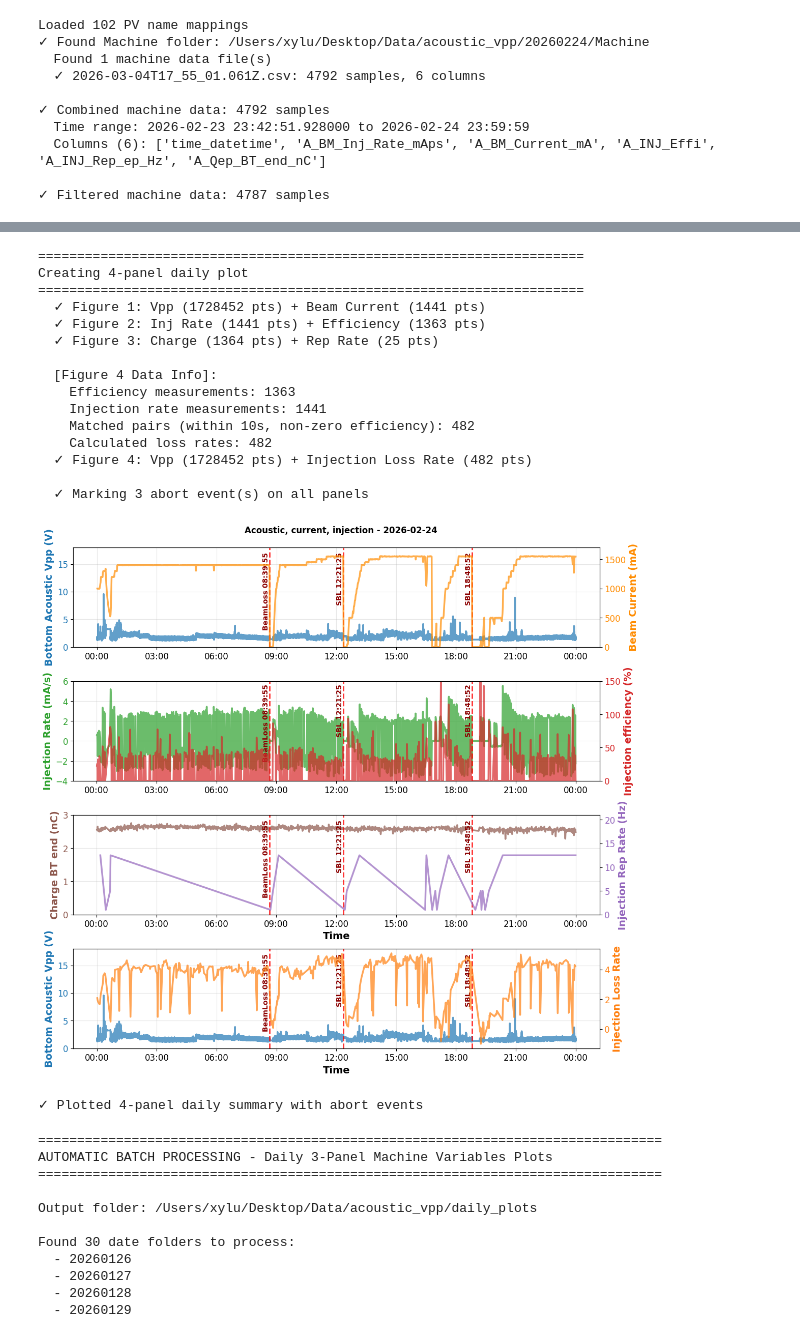
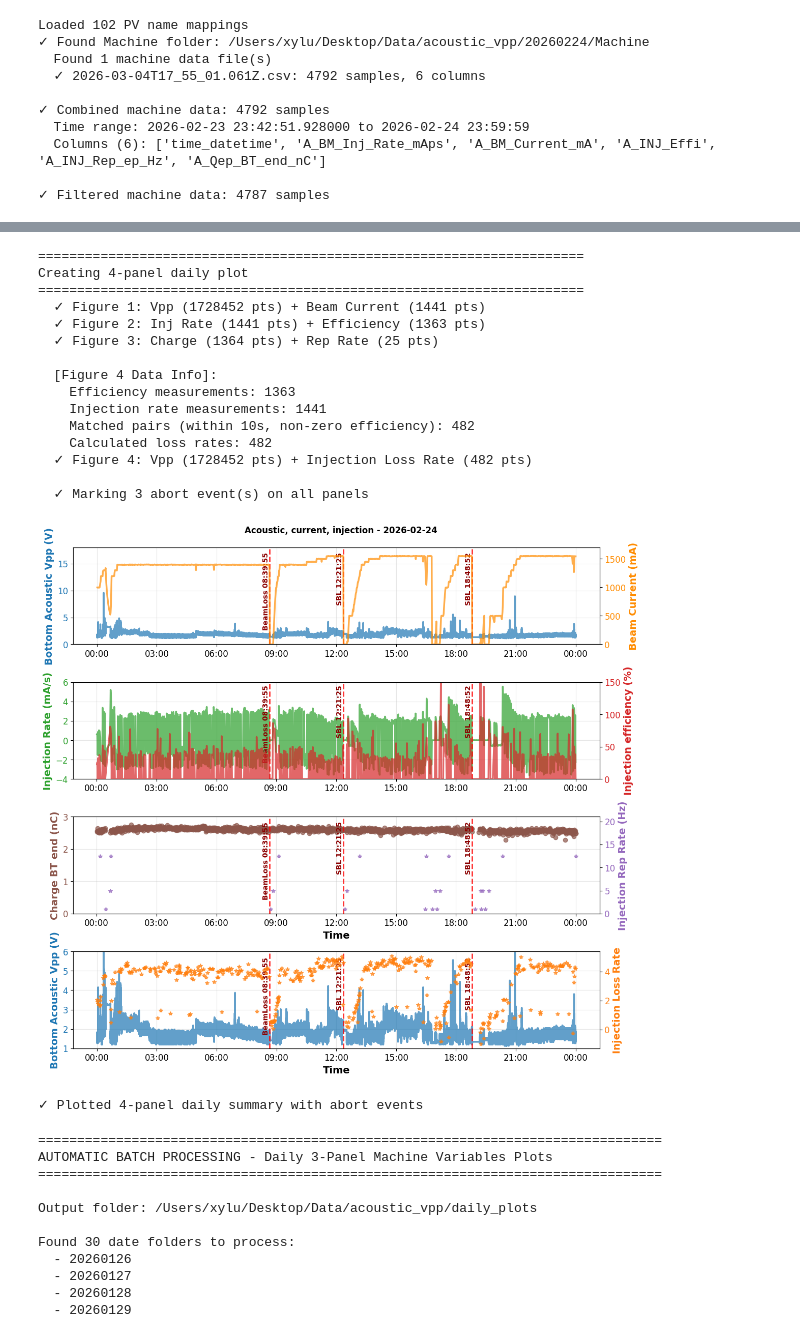
Before and after one commit to xylulu/SBL_code, a Jupyter notebook: Acoustic_csv_plotting_V3_try.ipynb, the cells around one changed output, grey strips where cells are left out. Drawn from its saved outputs; the diff is of its cells as text; code cells hidden in the pictures.

```diff
--- a/Acoustic_csv_plotting_V3_try.ipynb
+++ b/Acoustic_csv_plotting_V3_try.ipynb
@@ -491,7 +491,7 @@ if filtered_df is not None and len(filtered_df) > 0 and machine_df_filtered is n
         color_charge = 'tab:brown'
         ax3.set_ylabel('Charge BT end (nC)', color=color_charge, fontsize=14, fontweight='bold')
         ax3.plot(valid_times_charge, valid_charge,
-                linewidth=2.5, color=color_charge, alpha=0.7, label=f'Charge ({len(valid_charge)} pts)')
+                linewidth=0, marker = "o", color=color_charge, alpha=0.7, label=f'Charge ({len(valid_charge)} pts)')
         ax3.tick_params(axis='y', labelcolor=color_charge, labelsize=12)
         ax3.set_ylim(0, 3)
         ax3.grid(True, alpha=0.3)
@@ -501,7 +501,7 @@ if filtered_df is not None and len(filtered_df) > 0 and machine_df_filtered is n
         color_rep = 'tab:purple'
         ax3_right.set_ylabel('Injection Rep Rate (Hz)', color=color_rep, fontsize=14, fontweight='bold')
         ax3_right.plot(valid_times_rep, valid_rep,
-                      linewidth=2.5, color=color_rep, alpha=0.7, label=f'Rep Rate ({len(valid_rep)} pts)')
+                      linewidth=0, marker = '*', color=color_rep, alpha=0.7, label=f'Rep Rate ({len(valid_rep)} pts)')
         ax3_right.tick_params(axis='y', labelcolor=color_rep, labelsize=12)
         ax3_right.set_ylim(0, 21)
 
@@ -555,7 +555,7 @@ if filtered_df is not None and len(filtered_df) > 0 and machine_df_filtered is n
         ax4.plot(filtered_df['time_datetime'], filtered_df['vpp_volts'],
                 linewidth=2.5, color=color_vpp4, alpha=0.7, label='CH3 Vpp')
         ax4.tick_params(axis='y', labelcolor=color_vpp4, labelsize=12)
-        ax4.set_ylim(0, 18)
+        ax4.set_ylim(1, 6)
         ax4.grid(True, alpha=0.3)
 
         # Plot Injection Loss Rate on right y-axis
@@ -563,7 +563,7 @@ if filtered_df is not None and len(filtered_df) > 0 and machine_df_filtered is n
         color_loss = 'tab:orange'
         ax4_right.set_ylabel('Injection Loss Rate', color=color_loss, fontsize=14, fontweight='bold')
         ax4_right.plot(valid_times_loss, valid_loss,
-                      linewidth=2.5, color=color_loss, alpha=0.7, label=f'Loss Rate ({len(valid_loss)} pts)')
+                      linewidth=0, marker = "*", color=color_loss, alpha=0.7, label=f'Loss Rate ({len(valid_loss)} pts)')
         ax4_right.tick_params(axis='y', labelcolor=color_loss, labelsize=12)
 
         ax4.set_xlabel('Time', fontsize=14, fontweight='bold')
@@ -597,33 +597,33 @@ if filtered_df is not None and len(filtered_df) > 0 and machine_df_filtered is n
     # Format x-axes
     for ax in [ax1, ax2, ax3, ax4]:
         ax.xaxis.set_major_formatter(mdates.DateFormatter('%H:%M'))
         ax.tick_params(axis='x', labelsize=12)
 
     plt.xticks(rotation=45)
     plt.tight_layout()
     plt.savefig(f"/Users/xylu/Desktop/Data/acoustic_vpp/daily_plots/{date_str}_machine_variables_panels.png",
                dpi=150, bbox_inches='tight')
     plt.show()
 
     print(f"\n✓ Plotted 4-panel daily summary with abort events")
 else:
     print("⚠ Missing required data for plots")
 # %% [output]
 ======================================================================
 Creating 4-panel daily plot
 ======================================================================
   ✓ Figure 1: Vpp (1728452 pts) + Beam Current (1441 pts)
   ✓ Figure 2: Inj Rate (1441 pts) + Efficiency (1363 pts)
   ✓ Figure 3: Charge (1364 pts) + Rep Rate (25 pts)
 
   [Figure 4 Data Info]:
     Efficiency measurements: 1363
     Injection rate measurements: 1441
     Matched pairs (within 10s, non-zero efficiency): 482
     Calculated loss rates: 482
   ✓ Figure 4: Vpp (1728452 pts) + Injection Loss Rate (482 pts)
 
   ✓ Marking 3 abort event(s) on all panels
-[figure, old version]
+[figure, new version]
 ✓ Plotted 4-panel daily summary with abort events
 # %%
```
Also changed, not shown: parts of 3 cells of this notebook.
